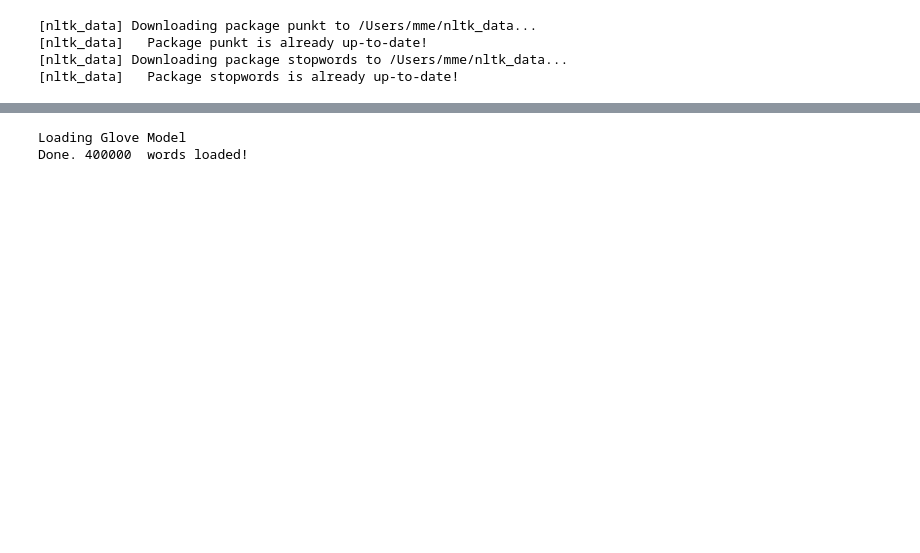
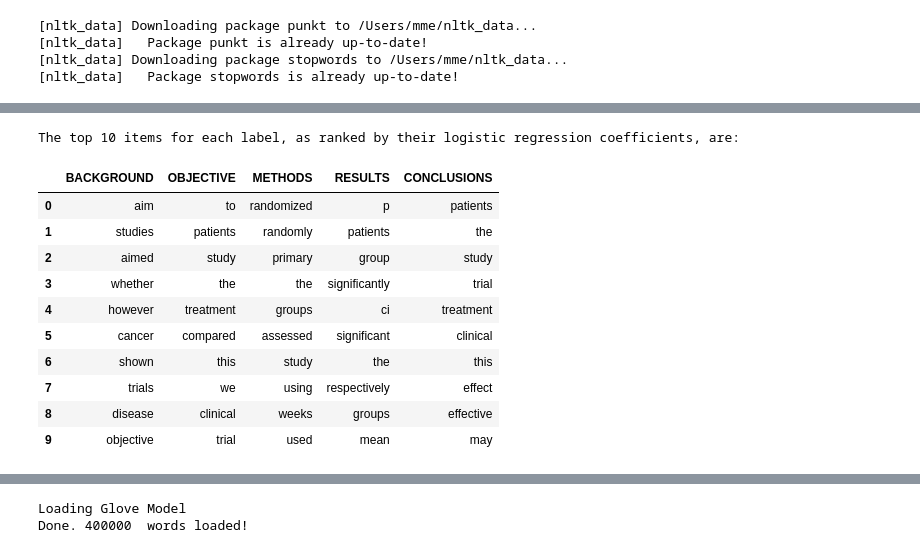
Before and after one commit to mengelhard/mmci_applied_ds, a Jupyter notebook: notebooks/block3_abstract_classification.ipynb, the cells around one changed output, grey strips where cells are left out. Cells and saved outputs as stored; diff of their text form; code cells hidden in the pictures; blank space fills up the shorter version.

```diff
--- a/notebooks/block3_abstract_classification.ipynb
+++ b/notebooks/block3_abstract_classification.ipynb
@@ -178,0 +266,27 @@ print(accuracy)
+# %%
+lr_params = lrc.coef_
+inverse_vocab_dict = {i: w for w, i in vocab_dict.items()}
+
+def topk_words(arr, k):
+    indices = np.argsort(arr)[::-1][:k]
+    return [inverse_vocab_dict[idx] for idx in indices]
+
+k = 10
+
+topk_items_dict = {lbl: topk_words(lr_params[i, :], k) for lbl, i in label_dict.items()}
+
+print('The top %i items for each label, as ranked by their logistic regression coefficients, are:' % k)
+pd.DataFrame(topk_items_dict)[list(label_dict.keys())]
+# %% [output]
+The top 10 items for each label, as ranked by their logistic regression coefficients, are:
+|  | BACKGROUND | OBJECTIVE | METHODS | RESULTS | CONCLUSIONS |
+| 0 | aim | to | randomized | p | patients |
+| 1 | studies | patients | randomly | patients | the |
+| 2 | aimed | study | primary | group | study |
+| 3 | whether | the | the | significantly | trial |
+| 4 | however | treatment | groups | ci | treatment |
+| 5 | cancer | compared | assessed | significant | clinical |
+| 6 | shown | this | study | the | this |
+| 7 | trials | we | using | respectively | effect |
+| 8 | disease | clinical | weeks | groups | effective |
+| 9 | objective | trial | used | mean | may |
```
Also changed, not shown: parts of 35 cells of this notebook, 1 other file.
